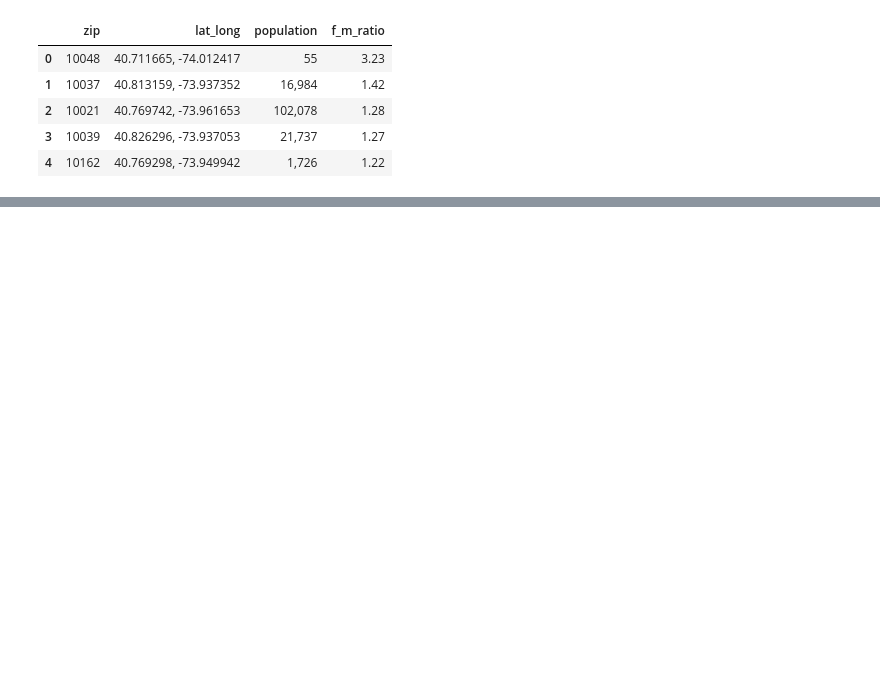
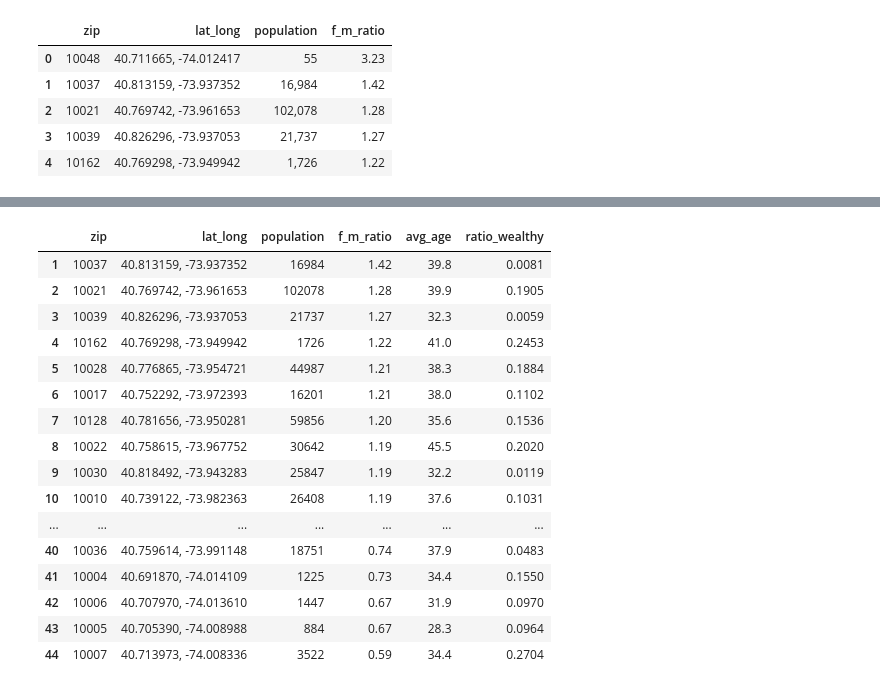
Before and after one commit to DimitriTheoharatos/ProjectBenson, a Jupyter notebook: MTA_EDA_Dimitri-v2.ipynb, the cells around one changed output, grey strips where cells are left out. Saved outputs shown, nothing was run; the diff lists cells and outputs as text; code cells hidden in the pictures; blank space fills up the shorter version.

```diff
--- a/MTA_EDA_Dimitri-v2.ipynb
+++ b/MTA_EDA_Dimitri-v2.ipynb
@@ -450,0 +453,2 @@ female_df.head()
+# %%
+female_df['zip'] = female_df['zip'].apply(str)
@@ -450,0 +499,28 @@ female_df.head()
+# %%
+merged = female_df.merge(age_df, left_on = ['zip', 'lat_long', 'population'], \
+                right_on = ['zip', 'lat_long', 'population'], how = 'outer')
+# %%
+demograpics = merged.merge(wealthy_df, left_on = ['zip', 'lat_long', 'population'], \
+                right_on = ['zip', 'lat_long', 'population'], how = 'outer')
+# %%
+demograpics = demograpics.dropna()
+# %%
+demograpics
+# %% [output]
+|  | zip | lat_long | population | f_m_ratio | avg_age | ratio_wealthy |
+| 1 | 10037 | 40.813159, -73.937352 | 16984 | 1.42 | 39.8 | 0.0081 |
+| 2 | 10021 | 40.769742, -73.961653 | 102078 | 1.28 | 39.9 | 0.1905 |
+| 3 | 10039 | 40.826296, -73.937053 | 21737 | 1.27 | 32.3 | 0.0059 |
+| 4 | 10162 | 40.769298, -73.949942 | 1726 | 1.22 | 41.0 | 0.2453 |
+| 5 | 10028 | 40.776865, -73.954721 | 44987 | 1.21 | 38.3 | 0.1884 |
+| 6 | 10017 | 40.752292, -73.972393 | 16201 | 1.21 | 38.0 | 0.1102 |
+| 7 | 10128 | 40.781656, -73.950281 | 59856 | 1.20 | 35.6 | 0.1536 |
+| 8 | 10022 | 40.758615, -73.967752 | 30642 | 1.19 | 45.5 | 0.2020 |
+| 9 | 10030 | 40.818492, -73.943283 | 25847 | 1.19 | 32.2 | 0.0119 |
+| 10 | 10010 | 40.739122, -73.982363 | 26408 | 1.19 | 37.6 | 0.1031 |
+| ... | ... | ... | ... | ... | ... | ... |
+| 40 | 10036 | 40.759614, -73.991148 | 18751 | 0.74 | 37.9 | 0.0483 |
+| 41 | 10004 | 40.691870, -74.014109 | 1225 | 0.73 | 34.4 | 0.1550 |
+| 42 | 10006 | 40.707970, -74.013610 | 1447 | 0.67 | 31.9 | 0.0970 |
+| 43 | 10005 | 40.705390, -74.008988 | 884 | 0.67 | 28.3 | 0.0964 |
+| 44 | 10007 | 40.713973, -74.008336 | 3522 | 0.59 | 34.4 | 0.2704 |
```
Also changed, not shown: parts of 13 cells of this notebook.
